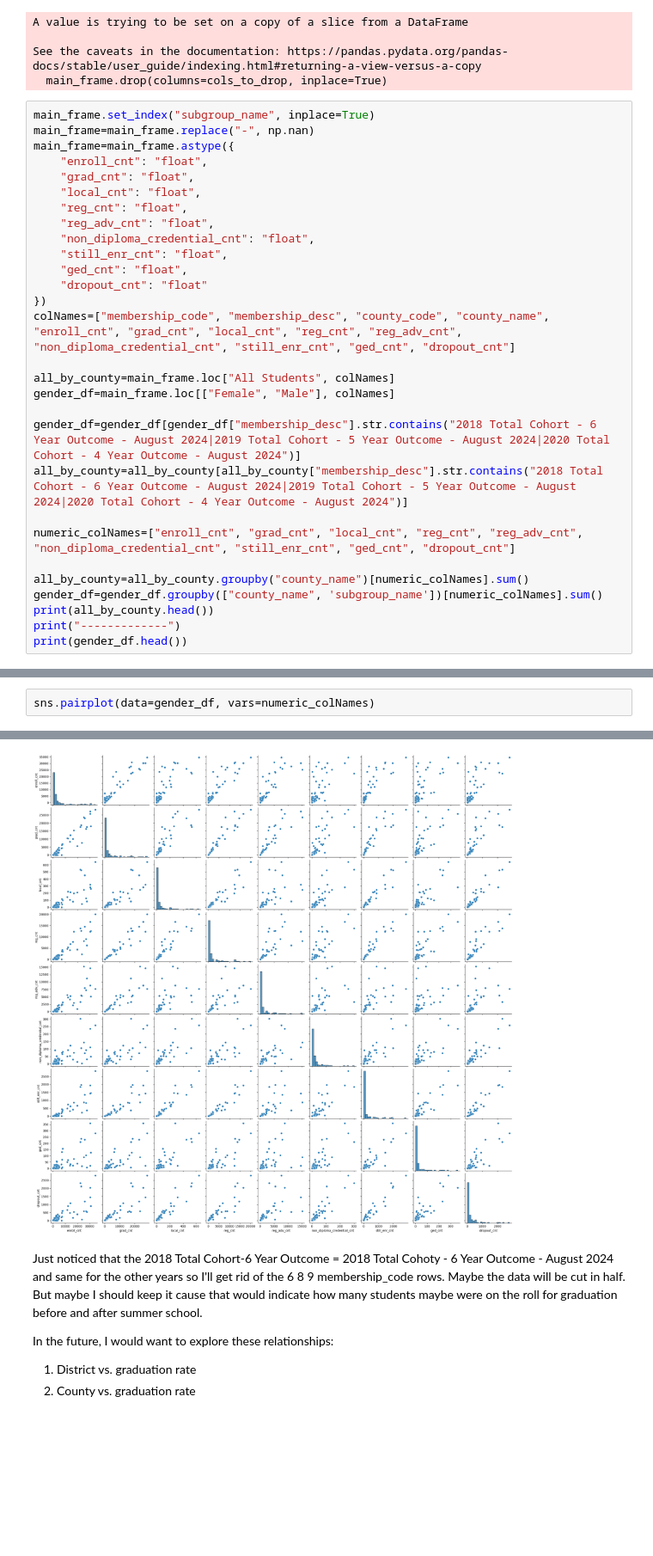
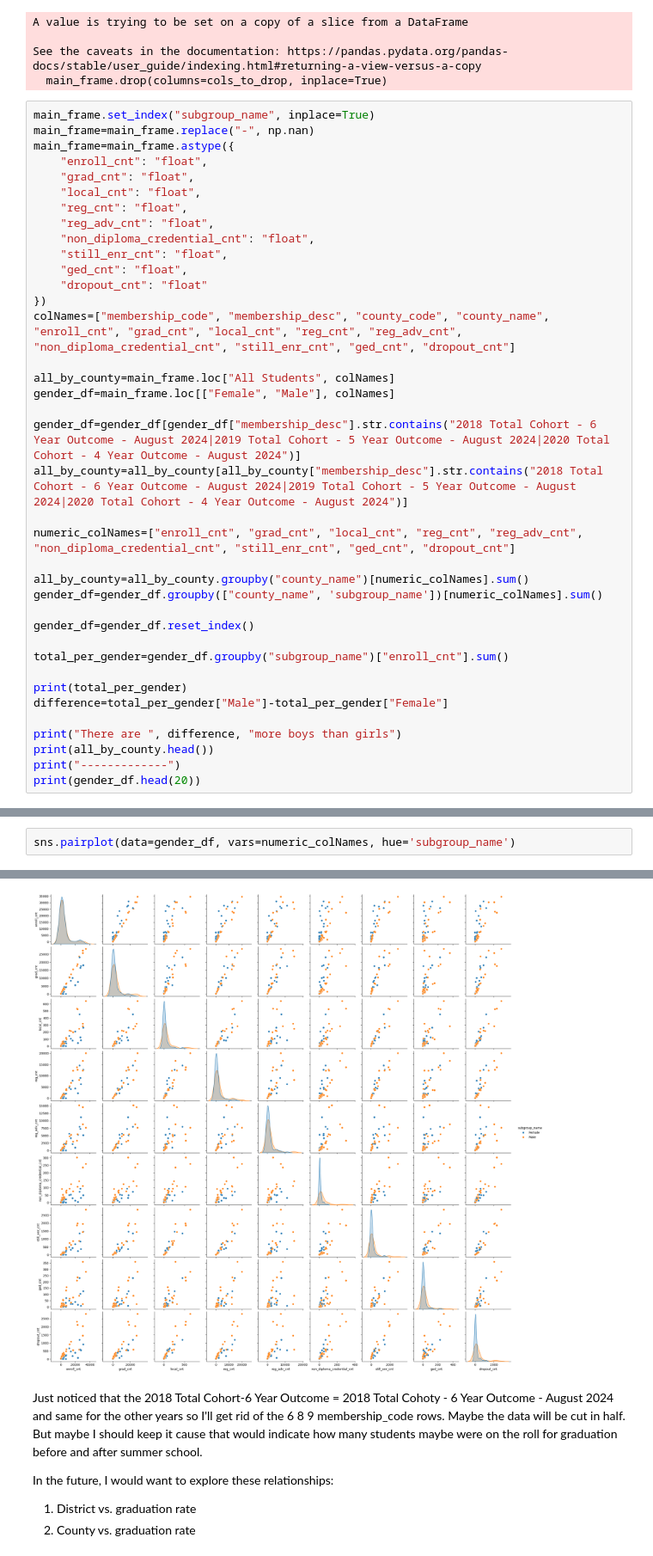
Before and after one commit to datasheng/CSC460-Fatoumata_Drammeh, a Jupyter notebook: HW4/EDA.ipynb, the cells around one changed output, grey strips where cells are left out. Shown at 86% size. Cells and saved outputs as stored; diff of their text form; blank space fills up the shorter version.

```diff
--- a/HW4/EDA.ipynb
+++ b/HW4/EDA.ipynb
@@ -66,7 +69,16 @@ numeric_colNames=["enroll_cnt", "grad_cnt", "local_cnt", "reg_cnt", "reg_adv_cnt
 
 all_by_county=all_by_county.groupby("county_name")[numeric_colNames].sum()
 gender_df=gender_df.groupby(["county_name", 'subgroup_name'])[numeric_colNames].sum()
+
+gender_df=gender_df.reset_index()
+
+total_per_gender=gender_df.groupby("subgroup_name")["enroll_cnt"].sum()
+
+print(total_per_gender)
+difference=total_per_gender["Male"]-total_per_gender["Female"]
+
+print("There are ", difference, "more boys than girls")
 print(all_by_county.head())
 print("-------------")
-print(gender_df.head())
+print(gender_df.head(20))
 # %% [output]
@@ -123,10 +149,10 @@ plt.show()
 # %% [output]
 [figure]
 # %%
-sns.pairplot(data=gender_df, vars=numeric_colNames)
+sns.pairplot(data=gender_df, vars=numeric_colNames, hue='subgroup_name')
 # %% [output]
 <seaborn.axisgrid.PairGrid at 0x...>
-[figure, old version]
+[figure, new version]
 # %% [markdown]
 Just noticed that the 2018 Total Cohort-6 Year Outcome = 2018 Total Cohoty - 6 Year Outcome - August 2024 and same for the other years so I'll get rid of the 6 8 9 membership_code rows. Maybe the data will be cut in half. But maybe I should keep it cause that would indicate how many students maybe were on the roll for graduation before and after summer school.
 
```
Also changed, not shown: parts of 5 cells of this notebook.
